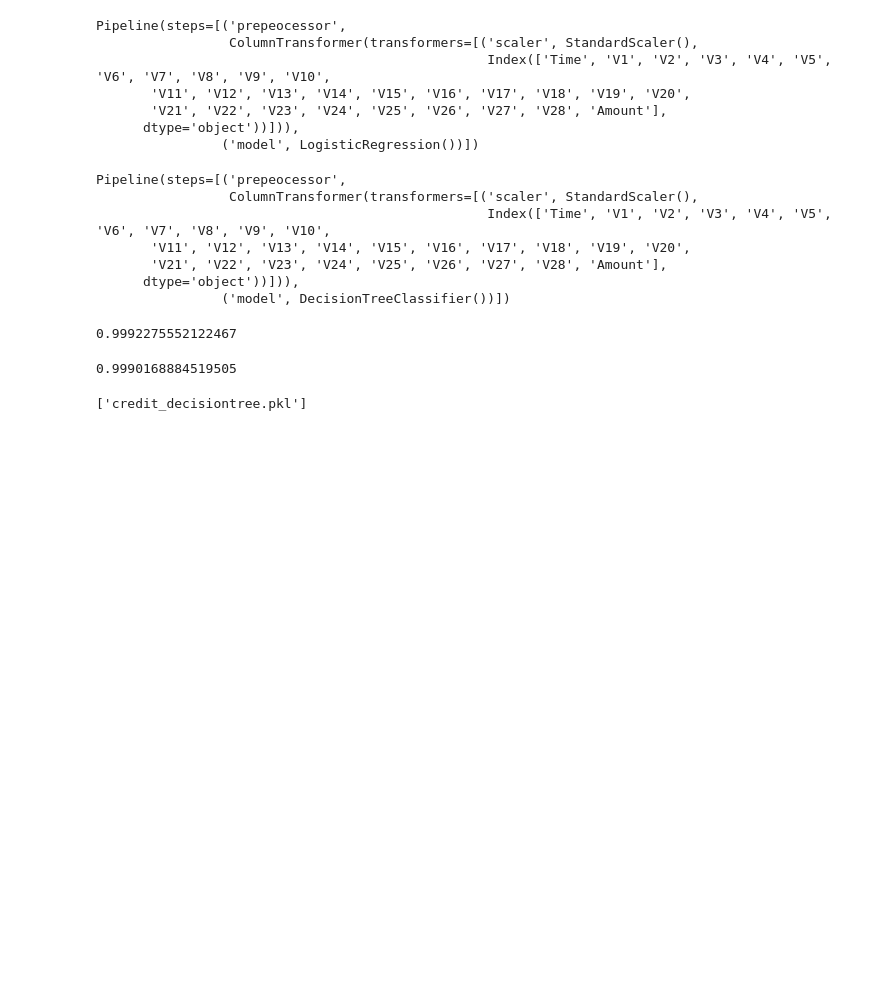
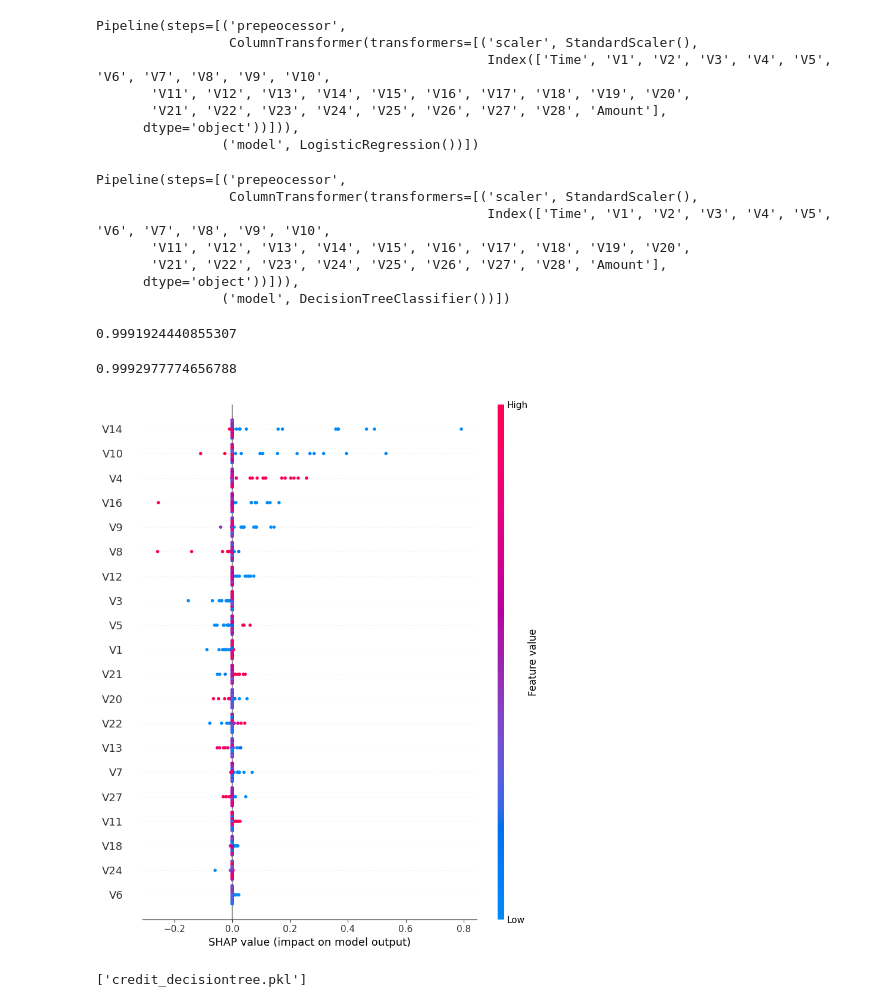
Before and after one commit to Amanzlastt/Fraud-detection, a Jupyter notebook: notebooks/creditcard_model_training.ipynb, the cells around one changed output. Saved outputs shown, nothing was run; the diff lists cells and outputs as text; code cells hidden in the pictures; blank space fills up the shorter version.

Commit message:
shap for the logistic regression

```diff
--- a/notebooks/creditcard_model_training.ipynb
+++ b/notebooks/creditcard_model_training.ipynb
@@ -4,5 +9,5 @@ import numpy as np
 # %%
-df_credit= pd.read_csv('C:\\Users\\Aman\\Desktop\\kifyaw8-9\\data\\raw\\creditcard.csv')
+df_credit= pd.read_csv('/content/drive/MyDrive/week8-9/creditcard.csv')
 df_credit.head()
 # %% [output]
 |  | Time | V1 | V2 | V3 | V4 | V5 | V6 | V7 | V8 | V9 | ... | ... |
@@ -60,6 +65,6 @@ Pipeline(steps=[('prepeocessor',
 # %%
 # gra_bos.fit(x_train, y_train)
 # %%
-ran_for.fit(x_train,y_train)
+# ran_for.fit(x_train,y_train)
 # %%
 from sklearn.metrics import accuracy_score
@@ -68,11 +71,23 @@ score = accuracy_score()
 # %%
 log_reg.score(x_test, y_test)
 # %% [output]
-0.9992275552122467
+0.9991924440855307
 # %%
 dec_tre.score(x_test,y_test)
 # %% [output]
-0.9990168884519505
+0.9992977774656788
+# %%
+import shap
+
+sample = x_train.sample(n=5000, random_state=42)
+# Explain model predictions
+explainer = shap.Explainer(log_reg.predict, sample)
+shap_values = explainer(sample)
+
+# Summary plot
+shap.summary_plot(shap_values, sample)
+# %% [output]
+[figure, added]
 # %%
 import joblib
 
```
Also changed, not shown: parts of 2 cells of this notebook.
